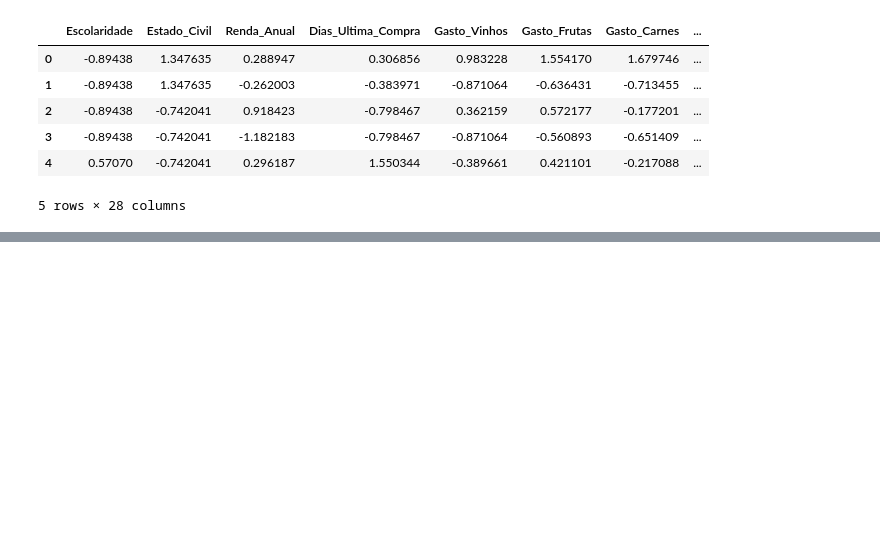
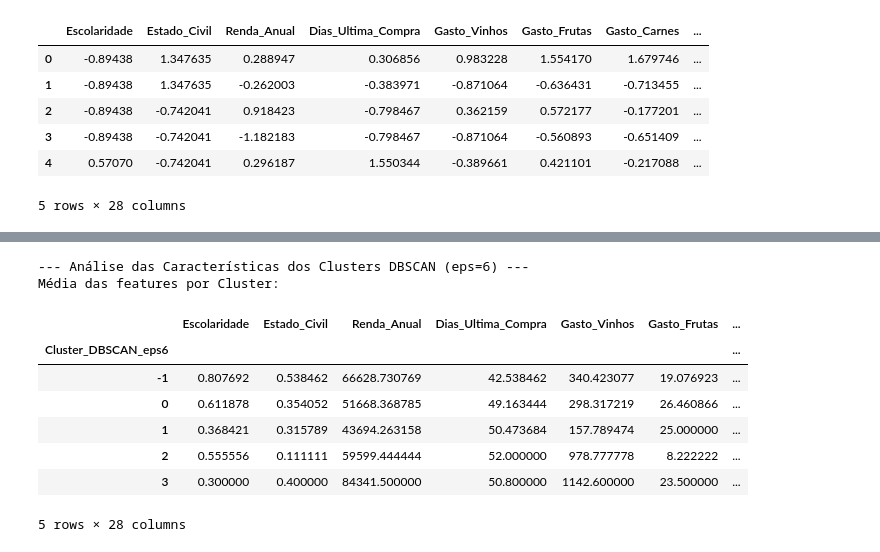
Before and after one commit to juniors719/customer_personality_clustering, a Jupyter notebook: customer_segmentation.ipynb, the cells around one changed output, grey strips where cells are left out. Cells and saved outputs as stored; diff of their text form; code cells hidden in the pictures; blank space fills up the shorter version.

```diff
--- a/customer_segmentation.ipynb
+++ b/customer_segmentation.ipynb
@@ -642,0 +595,18 @@ dtype: float64
+# %%
+# Re-aplicação do DBSCAN com parâmetros ajustados
+
+# Cria uma nova instância do modelo DBSCAN com o novo valor de eps
+dbscan_tuned = DBSCAN(eps=6, min_samples=5)
+
+# Aplica o DBSCAN ao dataframe pronto para modelagem
+clusters_dbscan_tuned = dbscan_tuned.fit_predict(df_ready)
+
+# Adiciona os novos rótulos dos clusters ao dataframe original (sem outliers)
+# Vamos criar uma nova coluna para não sobrescrever os resultados anteriores
+df_sem_outliers['Cluster_DBSCAN_eps6'] = clusters_dbscan_tuned
+
+print("--- DBSCAN Aplicado com eps=6 e min_samples=5 ---")
+# O rótulo -1 ainda representa ruído
+print(f"Número de clusters encontrados (incluindo ruído - rótulo -1): {len(np.unique(clusters_dbscan_tuned))}")
+print("\nContagem de membros por cluster:")
+print(df_sem_outliers['Cluster_DBSCAN_eps6'].value_counts())
@@ -642,0 +625,35 @@ dtype: float64
+# %%
+# 3. Análise dos Clusters do DBSCAN
+
+# Antes de agrupar, garantir que as colunas categóricas em df_sem_outliers sejam numéricas
+# Aplicar Label Encoding nas colunas 'Escolaridade' e 'Estado_Civil' em df_sem_outliers
+categorical_cols_sem_outliers = ['Escolaridade', 'Estado_Civil']
+for col in categorical_cols_sem_outliers:
+    # Verificar se a coluna ainda é object antes de encodar
+    if df_sem_outliers[col].dtype == 'object':
+        le = LabelEncoder()
+        df_sem_outliers[col] = le.fit_transform(df_sem_outliers[col])
+
+
+# Agrupa o dataframe original (sem outliers, agora com colunas encodadas) pelos rótulos de cluster do DBSCAN (eps=6)
+# e calcula a média das features para cada cluster.
+# Excluímos a coluna do cluster para não incluir ela no cálculo da média.
+cluster_analysis_dbscan = df_sem_outliers.groupby('Cluster_DBSCAN_eps6').mean()
+
+print("--- Análise das Características dos Clusters DBSCAN (eps=6) ---")
+print("Média das features por Cluster:")
+display(cluster_analysis_dbscan)
+
+# Opcional: Para uma comparação mais fácil, podemos transpor o resultado
+# display(cluster_analysis_dbscan.T)
+# %% [output]
+--- Análise das Características dos Clusters DBSCAN (eps=6) ---
+Média das features por Cluster:
+|  | Escolaridade | Estado_Civil | Renda_Anual | Dias_Ultima_Compra | Gasto_Vinhos | Gasto_Frutas | ... |
+| Cluster_DBSCAN_eps6 |  |  |  |  |  |  | ... |
+| -1 | 0.807692 | 0.538462 | 66628.730769 | 42.538462 | 340.423077 | 19.076923 | ... |
+| 0 | 0.611878 | 0.354052 | 51668.368785 | 49.163444 | 298.317219 | 26.460866 | ... |
+| 1 | 0.368421 | 0.315789 | 43694.263158 | 50.473684 | 157.789474 | 25.000000 | ... |
+| 2 | 0.555556 | 0.111111 | 59599.444444 | 52.000000 | 978.777778 | 8.222222 | ... |
+| 3 | 0.300000 | 0.400000 | 84341.500000 | 50.800000 | 1142.600000 | 23.500000 | ... |
+5 rows × 28 columns
```
Also changed, not shown: parts of 15 cells of this notebook.
